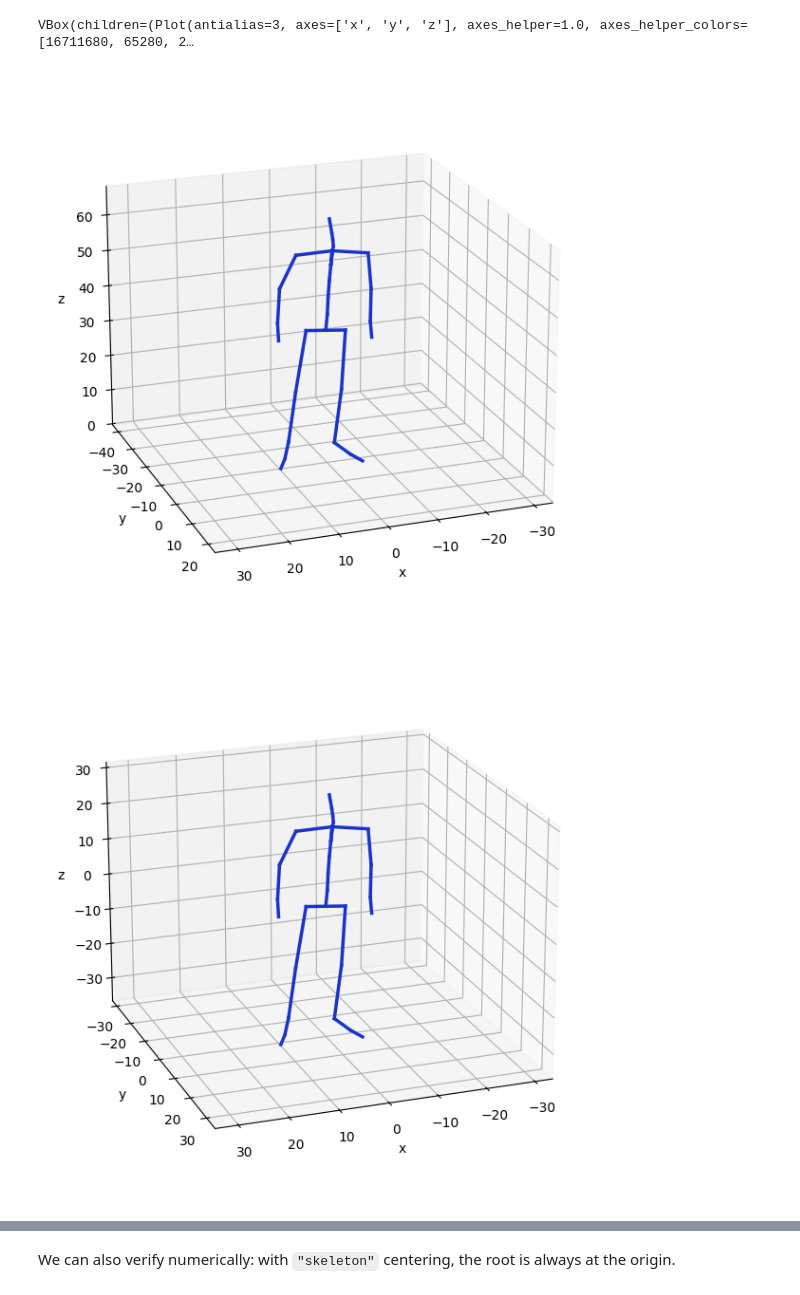
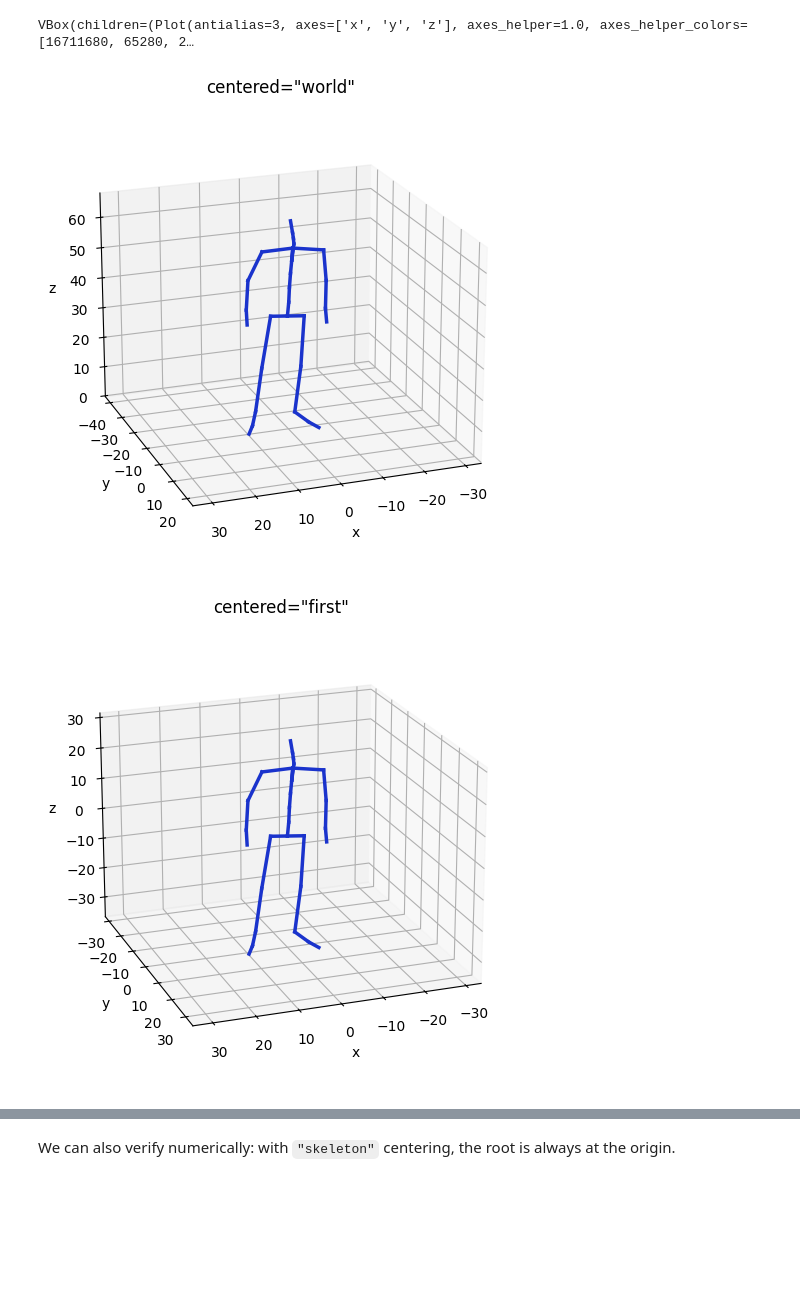
Before and after one commit to VictorS-67/pybvh, a Jupyter notebook: tutorials/2.Spatial_coordinates.ipynb, the cells around one changed output, grey strips where cells are left out. Cells and saved outputs as stored; diff of their text form; code cells hidden in the pictures; blank space fills up the shorter version.

Commit message:
Edit and add of tutorials

```diff
--- a/tutorials/2.Spatial_coordinates.ipynb
+++ b/tutorials/2.Spatial_coordinates.ipynb
@@ -9,12 +9,13 @@ pybvh handles this with a single method: `get_spatial_coord()`. This tutorial co
 # %%
 import numpy as np
-np.set_printoptions(precision=3)
+np.set_printoptions(precision=4, suppress=True)
 
 import pybvh
 import matplotlib.pyplot as plt
 from pathlib import Path
 
-bvh_folder = Path('../bvh_data')
+REPO_ROOT = Path.cwd().parent if Path.cwd().name == "tutorials" else Path.cwd()
+bvh_folder = REPO_ROOT / "bvh_data"
 bvh = pybvh.read_bvh_file(bvh_folder / 'bvh_test1.bvh')
 print(bvh)
 # %% [output]
@@ -51,12 +61,12 @@ Head 3D position (frame 0): [ -1.967 -11.398  63.084]
 
 If you only need one frame, pass `frame_num` to avoid computing the entire sequence. The result is a 2D array `(num_nodes, 3)` instead of 3D.
 # %%
-frame_15 = bvh.get_spatial_coord(frame_num=15)
+frame_15 = bvh.spatial_coords(frame_num=15)
 print(f"Single frame shape: {frame_15.shape}")
 
-fig, ax = pybvh.bvhplot.frame(bvh, frame_15)
+fig, ax = bvh.plot_frame(frame_15)
 # note that this code does the exact same thing:
-# fig, ax = pybvh.bvhplot.frame(bvh, frame=15)
+# fig, ax = bvh.plot_frame(frame=15)
 
 plt.show()
 # %% [output]
@@ -90,9 +100,9 @@ pybvh.bvhplot.play(bvh, centered="skeleton", labels=["skeleton"])
 VBox(children=(Plot(antialias=3, axes=['x', 'y', 'z'], axes_helper=1.0, axes_helper_colors=[16711680, 65280, 2…
 # %%
 for mode in ["world", "first", "skeleton"]:
-    fig, ax = pybvh.bvhplot.frame(bvh, frame=15, centered=mode)
+    fig, ax = bvh.plot_frame(frame=15, centered=mode)
     ax.set_title(f'centered="{mode}"')
     plt.show()
 # %% [output]
-[figure, old version]
+[figure, new version]
-[figure, old version]
+[figure, new version]
```
Also changed, not shown: parts of 23 cells of this notebook, 6 other files.
